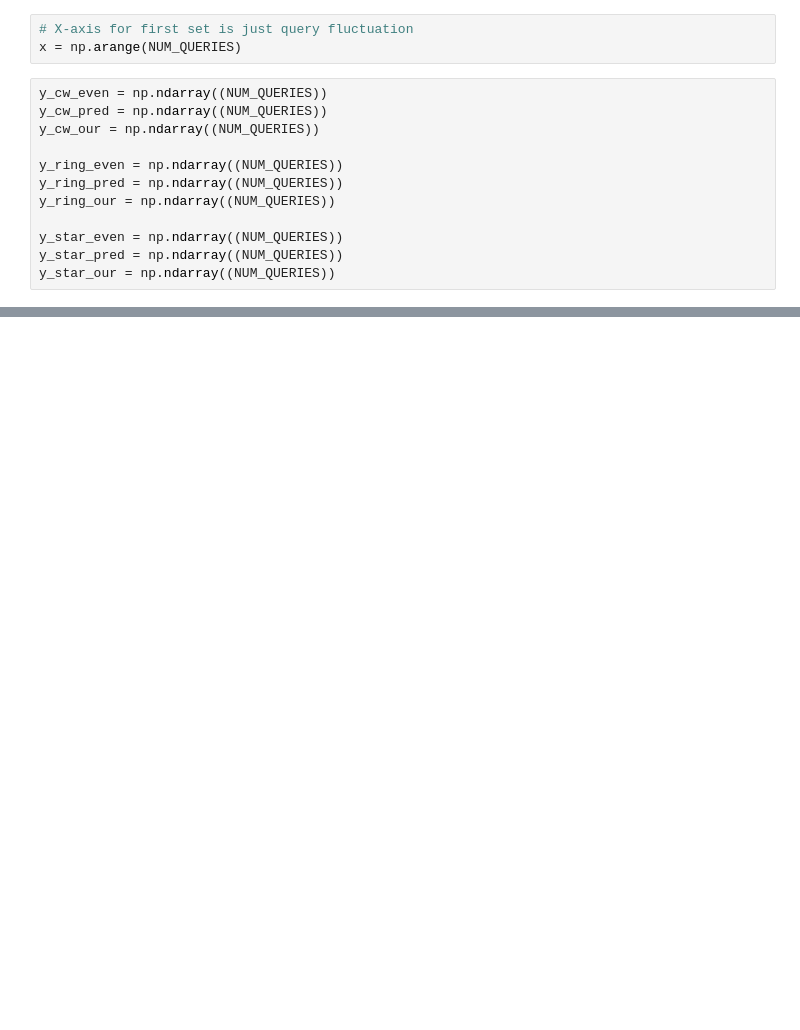
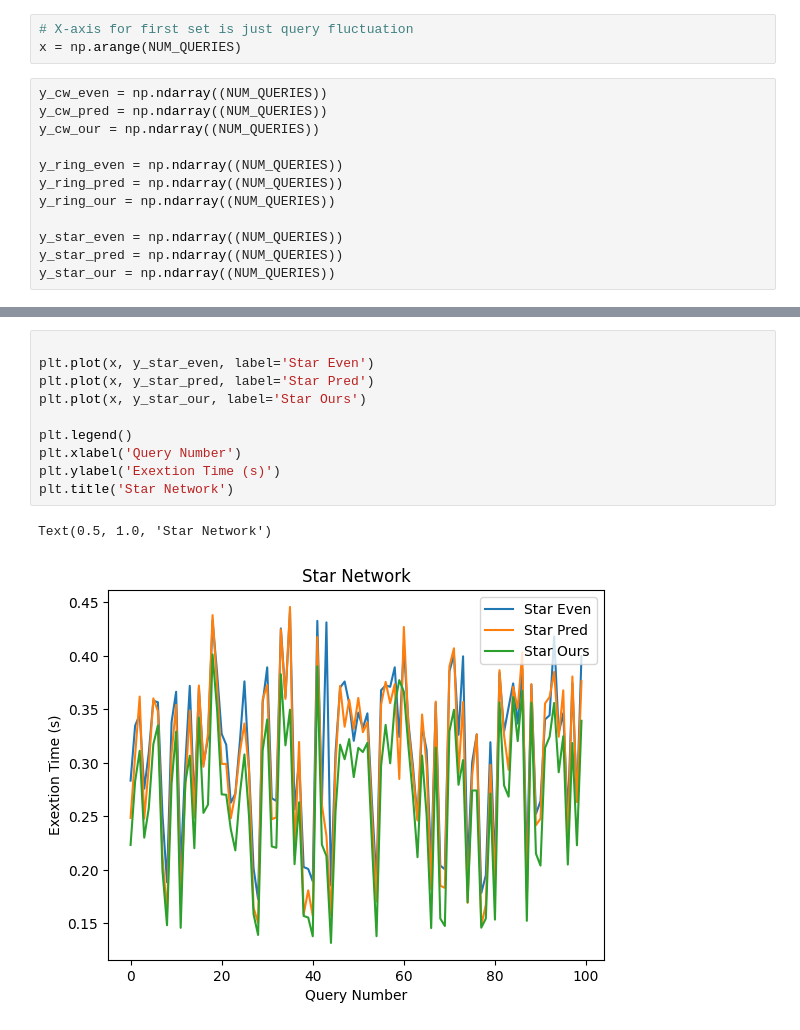
Before and after one commit to kevin-pietruszka/horizontal-sharding-experiment, a Jupyter notebook: experiment/graphs.ipynb, the cells around one changed output, grey strips where cells are left out. Saved outputs shown, nothing was run; the diff lists cells and outputs as text; blank space fills up the shorter version.

```diff
--- a/experiment/graphs.ipynb
+++ b/experiment/graphs.ipynb
@@ -194,0 +238,13 @@ plt.plot(x, y_cw_our)
+# %%
+
+plt.plot(x, y_star_even, label='Star Even')
+plt.plot(x, y_star_pred, label='Star Pred')
+plt.plot(x, y_star_our, label='Star Ours')
+
+plt.legend()
+plt.xlabel('Query Number')
+plt.ylabel('Exextion Time (s)')
+plt.title('Star Network')
+# %% [output]
+Text(0.5, 1.0, 'Star Network')
+[figure, added]
```
Also changed, not shown: parts of 10 cells of this notebook, 11 other files.
